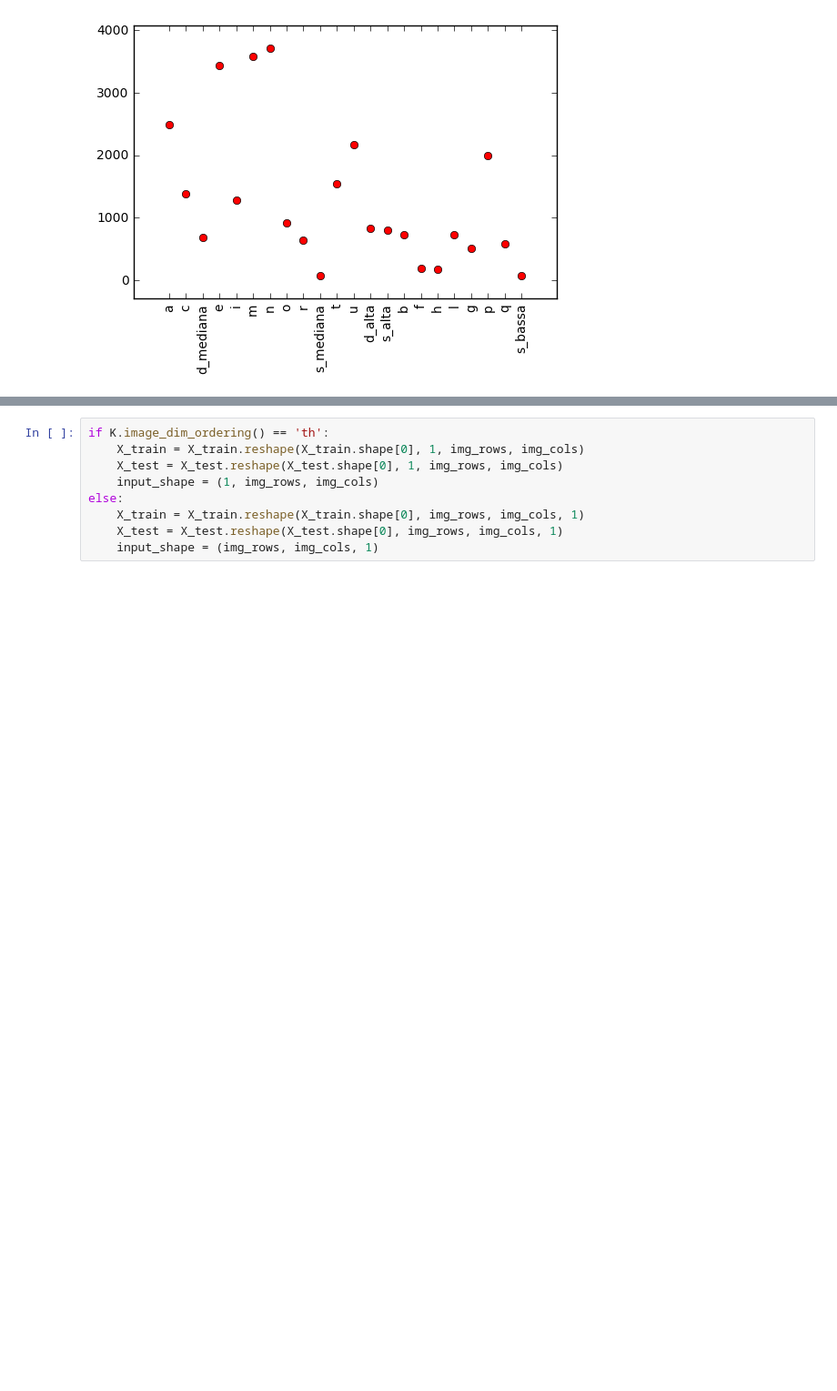
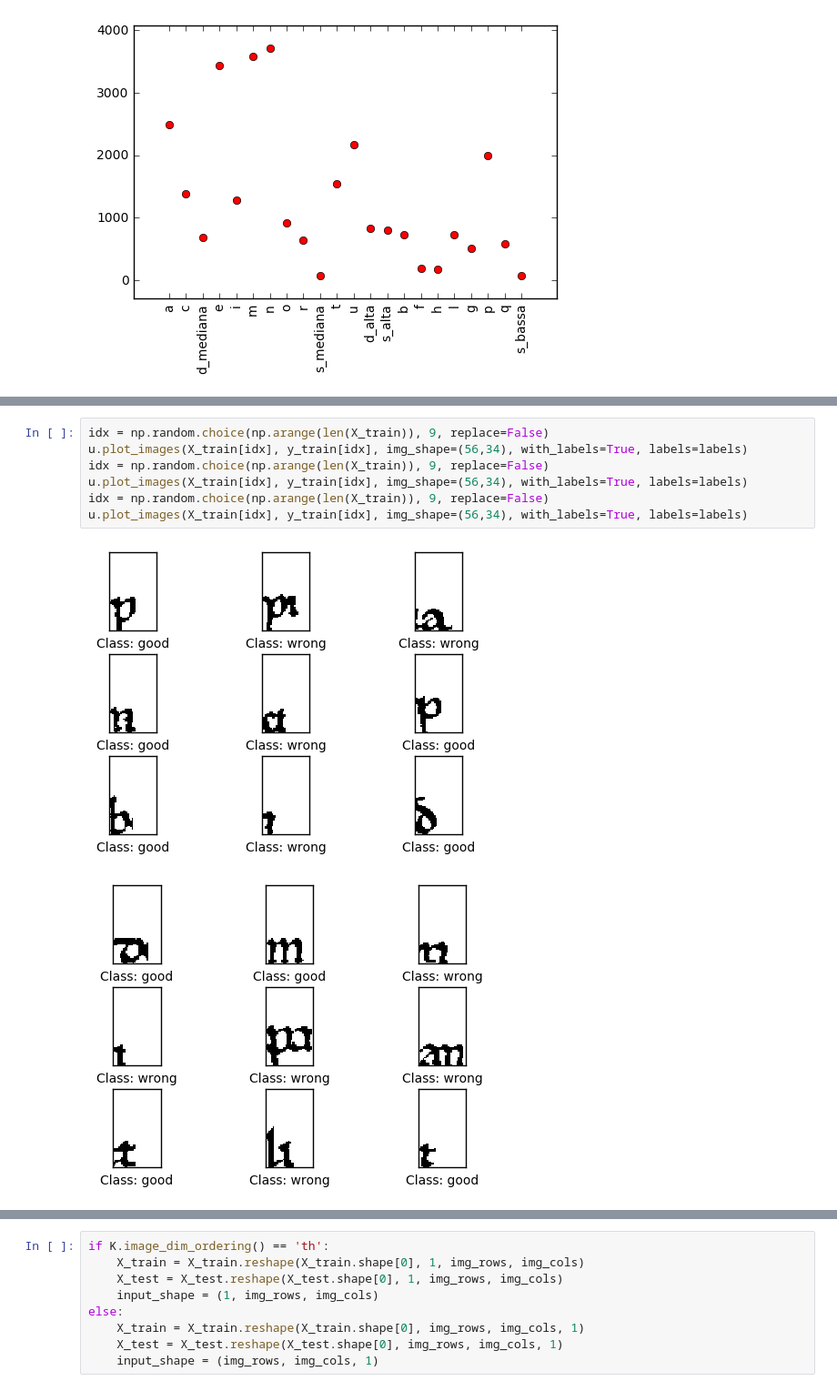
Before and after one commit to Kidel/In-Codice-Ratio-OCR-with-CNN, a Jupyter notebook: Notebooks/10_ICR-Test_classification_letter_not_letter.ipynb, the cells around one changed output, grey strips where cells are left out. Shown at 91% size. Drawn from its saved outputs; the diff is of its cells as text; blank space fills up the shorter version.

```diff
--- a/Notebooks/10_ICR-Test_classification_letter_not_letter.ipynb
+++ b/Notebooks/10_ICR-Test_classification_letter_not_letter.ipynb
@@ -102,3 +104,13 @@ X_train = np.array(X_train)
 X_test = np.array(X_test)
 y_train = np.array(y_train)
 y_test = np.array(y_test)
+# %%
+idx = np.random.choice(np.arange(len(X_train)), 9, replace=False)
+u.plot_images(X_train[idx], y_train[idx], img_shape=(56,34), with_labels=True, labels=labels)
+idx = np.random.choice(np.arange(len(X_train)), 9, replace=False)
+u.plot_images(X_train[idx], y_train[idx], img_shape=(56,34), with_labels=True, labels=labels)
+idx = np.random.choice(np.arange(len(X_train)), 9, replace=False)
+u.plot_images(X_train[idx], y_train[idx], img_shape=(56,34), with_labels=True, labels=labels)
+# %% [output]
+[figure, added]
+[figure, added]
```
Also changed, not shown: parts of 16 cells of this notebook, 6 other files.
